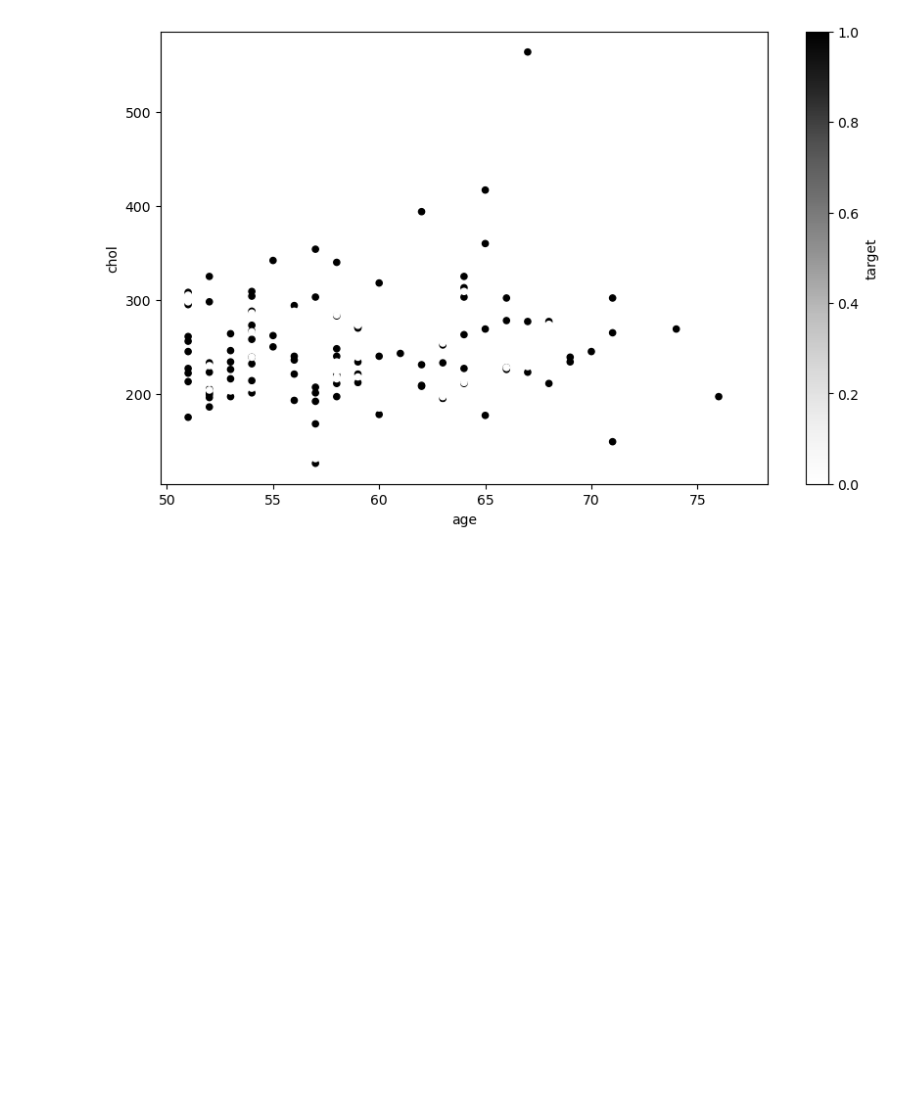
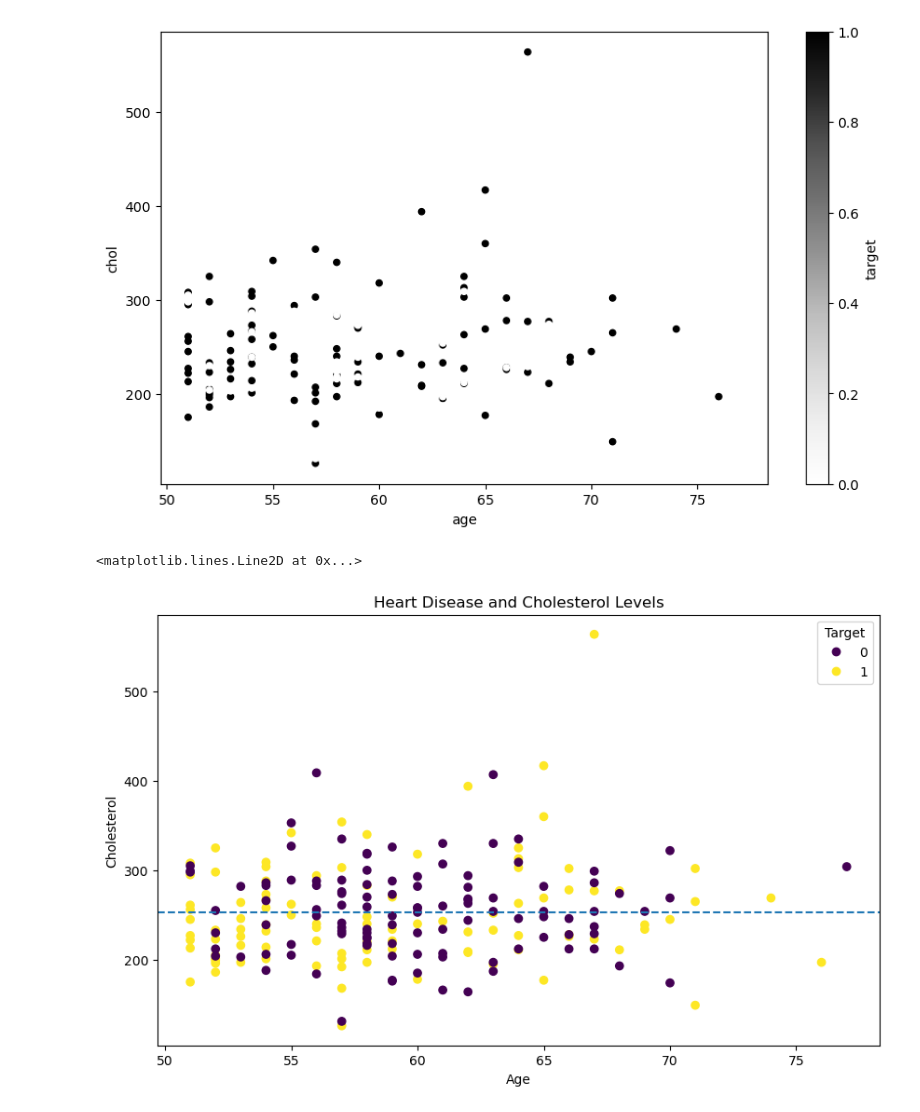
Before and after one commit to emirryilmazz/ML, a Jupyter notebook: Matplotlib/Untitled.ipynb, the cells around one changed output. Cells and saved outputs as stored; diff of their text form; code cells hidden in the pictures; blank space fills up the shorter version.

Commit message:
matplotlib course has done

```diff
--- a/Matplotlib/Untitled.ipynb
+++ b/Matplotlib/Untitled.ipynb
@@ -312,3 +312,20 @@ over_50.plot(kind="scatter", x="age", y="chol", c="target", ax=ax)
 # %% [output]
 <Axes: xlabel='age', ylabel='chol'>
 [figure]
+# %%
+fig, ax = plt.subplots(figsize=(10,6) )
+
+# plot scatter
+scatter = ax.scatter(x=over_50["age"], y=over_50["chol"], c=over_50["target"])
+
+#set title and axes labels
+ax.set(title="Heart Disease and Cholesterol Levels", xlabel="Age", ylabel="Cholesterol")
+
+# add a legend
+ax.legend(*scatter.legend_elements(), title="Target")
+
+## add a horizontal line
+ax.axhline(over_50["chol"].mean(), linestyle='--')
+# %% [output]
+<matplotlib.lines.Line2D at 0x...>
+[figure, added]
```
Also changed, not shown: parts of 10 cells of this notebook.
